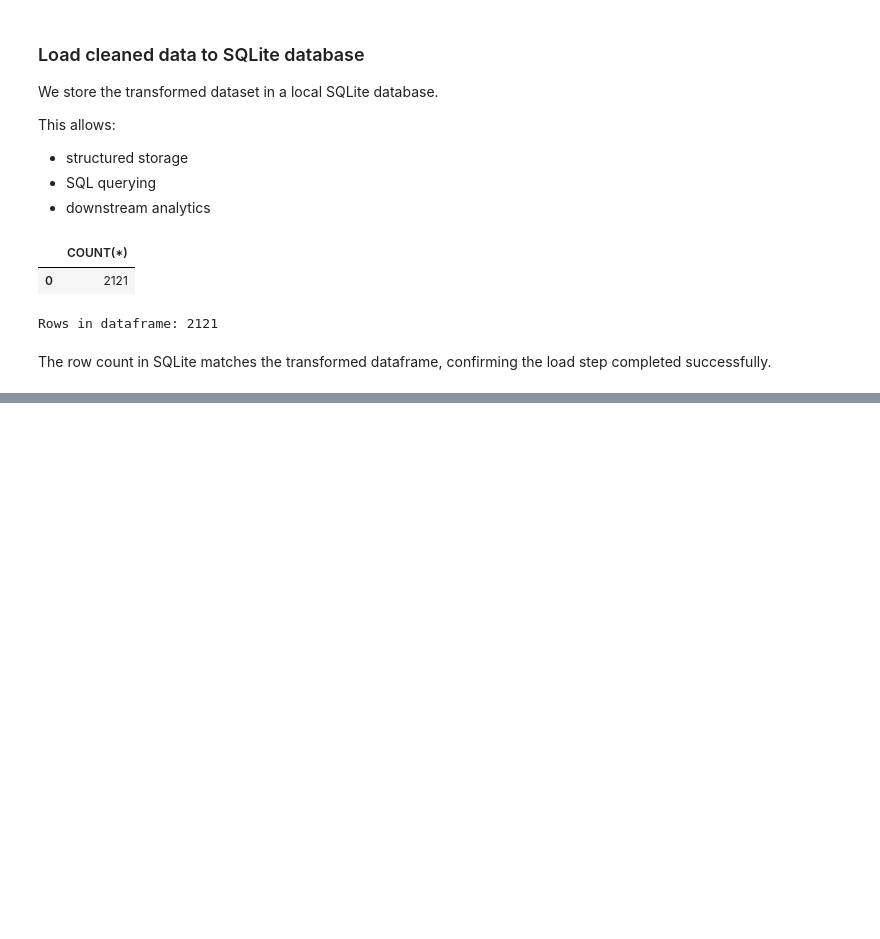
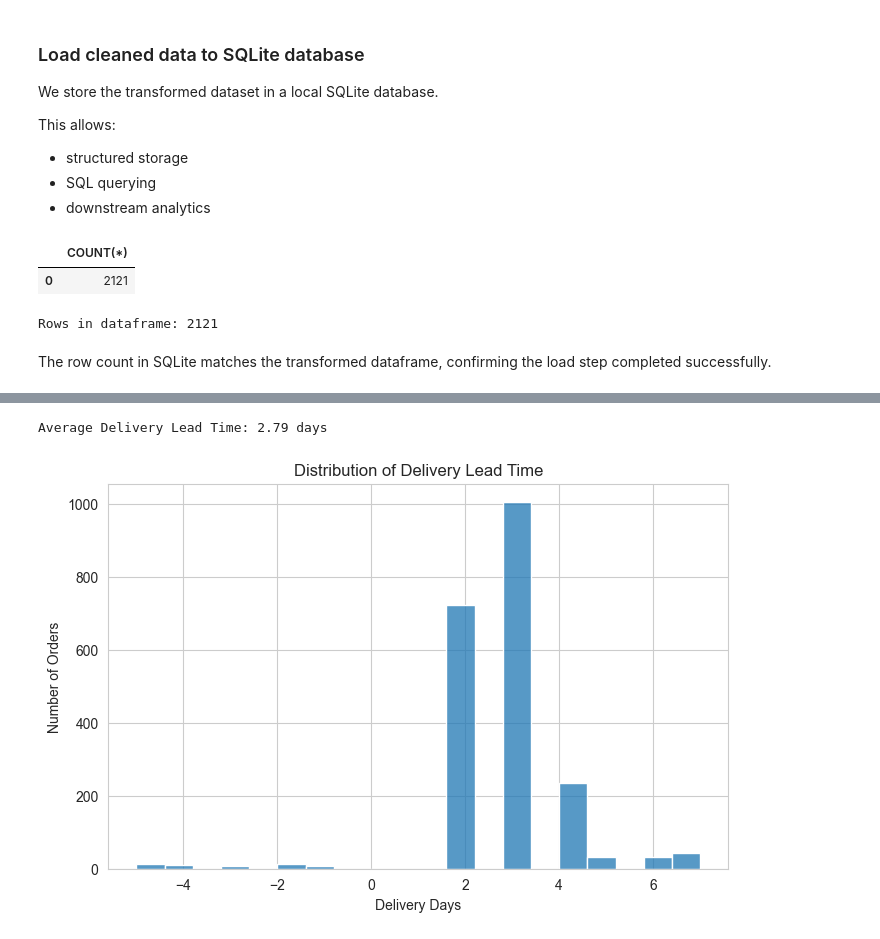
Before and after one commit to arnisa-code/NordTech-Project, a Jupyter notebook: notebooks/01_nordtech_eda.ipynb, the cells around one changed output, grey strips where cells are left out. Drawn from its saved outputs; the diff is of its cells as text; code cells hidden in the pictures; blank space fills up the shorter version.

```diff
--- a/notebooks/01_nordtech_eda.ipynb
+++ b/notebooks/01_nordtech_eda.ipynb
@@ -314,0 +564,18 @@ The row count in SQLite matches the transformed dataframe, confirming the load s
+# %%
+avg_delivery_time = df["lead_time_days"].mean()
+
+print("Average Delivery Lead Time:", round(avg_delivery_time, 2), "days")
+# %% [output]
+Average Delivery Lead Time: 2.79 days
+# %%
+plt.figure(figsize=(8,5))
+
+sns.histplot(df["lead_time_days"], bins=20)
+
+plt.title("Distribution of Delivery Lead Time")
+plt.xlabel("Delivery Days")
+plt.ylabel("Number of Orders")
+
+plt.show()
+# %% [output]
+[figure, added]
```
Also changed, not shown: parts of 34 cells of this notebook, 1 other file.
